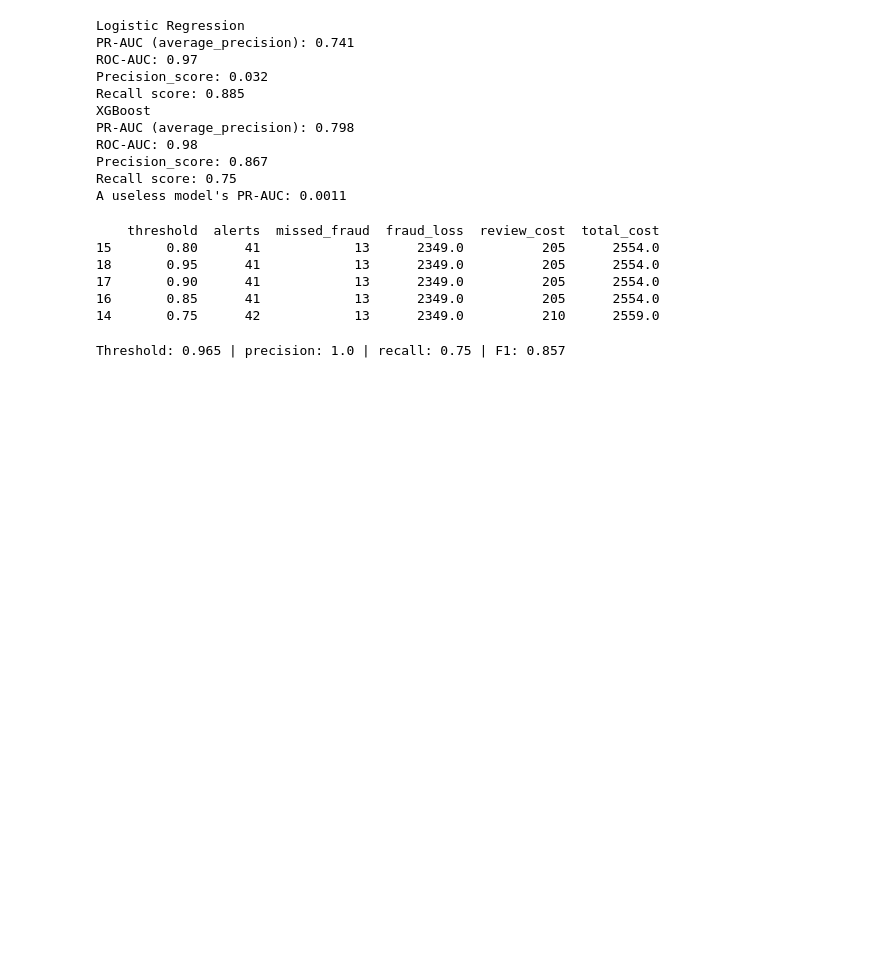
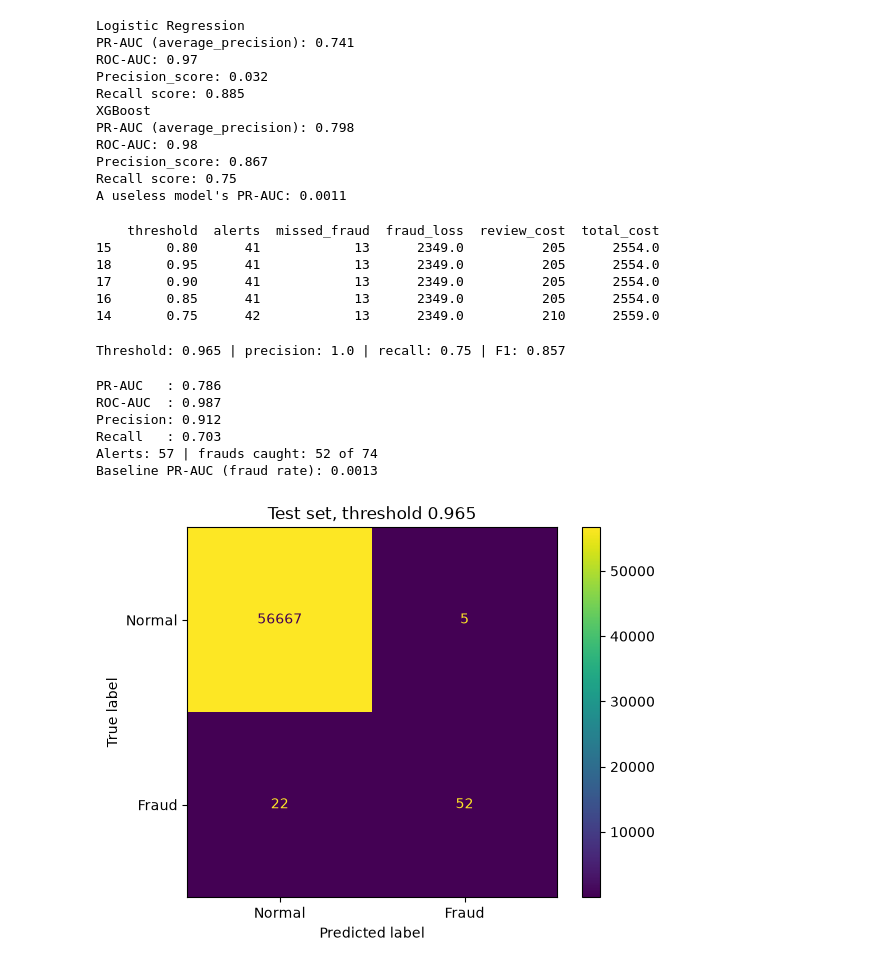
Before and after one commit to ninganagoudadhannur30-web/Card_Fruad_Detection, a Jupyter notebook: notebook/01_eda_and_baseline.ipynb, the cells around one changed output. Cells and saved outputs as stored; diff of their text form; code cells hidden in the pictures; blank space fills up the shorter version.

Commit message:
add final test-set evaluation

```diff
--- a/notebook/01_eda_and_baseline.ipynb
+++ b/notebook/01_eda_and_baseline.ipynb
@@ -186,3 +186,33 @@ print("Threshold:", round(thr[best], 3),
       "| F1:", round(f1[best], 3))
 # %% [output]
 Threshold: 0.965 | precision: 1.0 | recall: 0.75 | F1: 0.857
+# %%
+from sklearn.metrics import ConfusionMatrixDisplay
+THRESHOLD = 0.965
+neg, pos = (y_train == 0).sum(), (y_train == 1).sum()
+final_model = XGBClassifier(
+    n_estimators=300, max_depth=4, learning_rate=0.1,
+    scale_pos_weight=neg / pos, eval_metric="aucpr",
+    random_state=42, n_jobs=-1,
+)
+final_model.fit(x_train, y_train)
+test_scores = final_model.predict_proba(x_test)[:, 1]
+test_pred = (test_scores >= THRESHOLD).astype(int)
+print("PR-AUC   :", round(average_precision_score(y_test, test_scores), 3))
+print("ROC-AUC  :", round(roc_auc_score(y_test, test_scores), 3))
+print("Precision:", round(precision_score(y_test, test_pred, zero_division=0), 3))
+print("Recall   :", round(recall_score(y_test, test_pred), 3))
+print("Alerts:", test_pred.sum(), "| frauds caught:", int(((test_pred == 1) & (y_test == 1)).sum()), "of", int(y_test.sum()))
+print("Baseline PR-AUC (fraud rate):", round(y_test.mean(), 4))
+ConfusionMatrixDisplay.from_predictions(y_test, test_pred, display_labels=["Normal", "Fraud"])
+plt.title(f"Test set, threshold {THRESHOLD}")
+plt.savefig("../figures/final_confusion_matrix.png", dpi=150, bbox_inches="tight")
+plt.show()
+# %% [output]
+PR-AUC   : 0.786
+ROC-AUC  : 0.987
+Precision: 0.912
+Recall   : 0.703
+Alerts: 57 | frauds caught: 52 of 74
+Baseline PR-AUC (fraud rate): 0.0013
+[figure, added]
```
